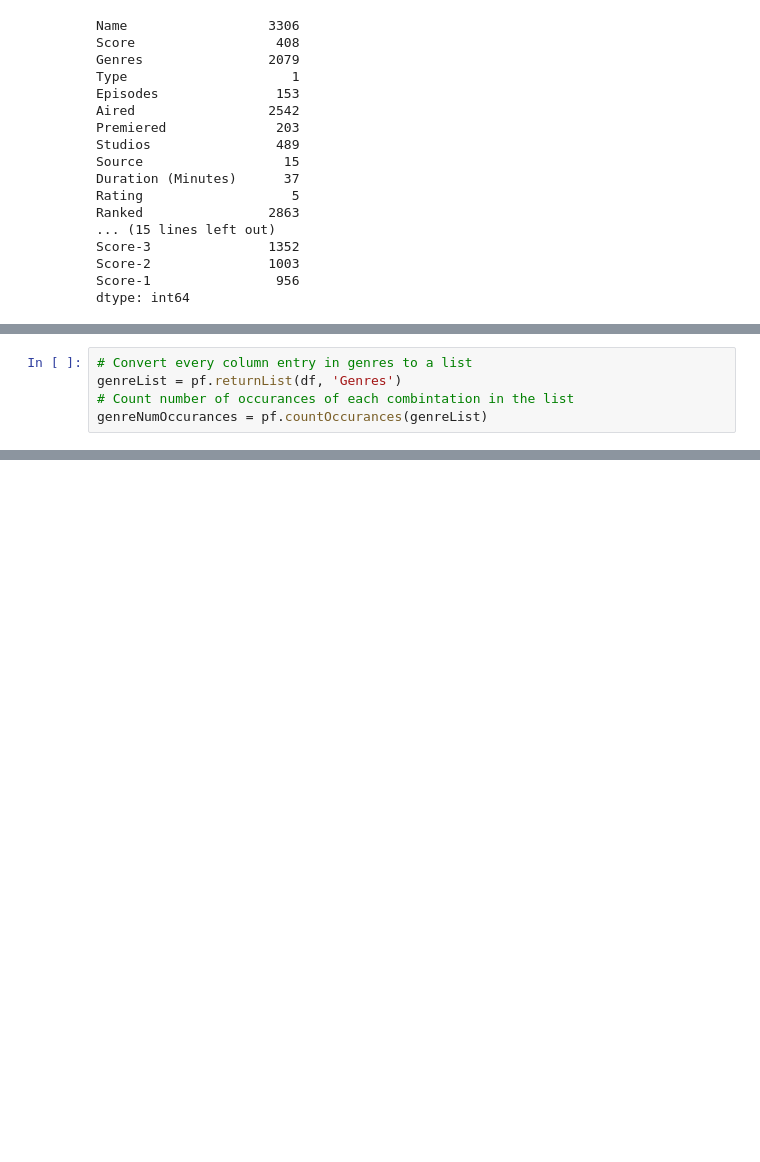
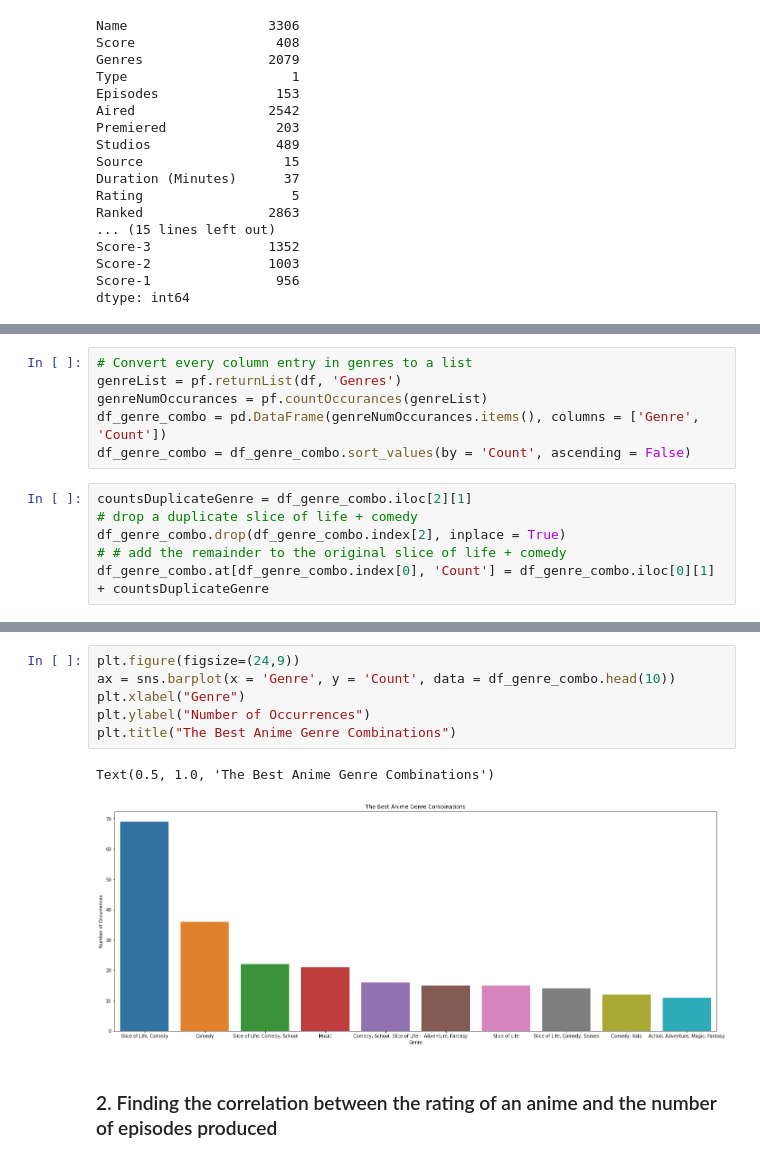
Before and after one commit to data301-2021-summer2/group03-project, a Jupyter notebook: analysis/Guy/milestone2.ipynb, the cells around one changed output, grey strips where cells are left out. Drawn from its saved outputs; the diff is of its cells as text; blank space fills up the shorter version.

Commit message:
Answer the question about the best anime genre combination

```diff
--- a/analysis/Guy/milestone2.ipynb
+++ b/analysis/Guy/milestone2.ipynb
@@ -187,5 +195,12 @@ df.groupby('Source',as_index = False).sum()
 # %%
 # Convert every column entry in genres to a list
 genreList = pf.returnList(df, 'Genres')
-# Count number of occurances of each combintation in the list
 genreNumOccurances = pf.countOccurances(genreList)
+df_genre_combo = pd.DataFrame(genreNumOccurances.items(), columns = ['Genre', 'Count'])
+df_genre_combo = df_genre_combo.sort_values(by = 'Count', ascending = False)
+# %%
+countsDuplicateGenre = df_genre_combo.iloc[2][1]
+# drop a duplicate slice of life + comedy
+df_genre_combo.drop(df_genre_combo.index[2], inplace = True)
+# # add the remainder to the original slice of life + comedy
+df_genre_combo.at[df_genre_combo.index[0], 'Count'] = df_genre_combo.iloc[0][1] + countsDuplicateGenre
@@ -191,0 +221,11 @@ genreNumOccurances = pf.countOccurances(genreList)
+# %%
+plt.figure(figsize=(24,9))
+ax = sns.barplot(x = 'Genre', y = 'Count', data = df_genre_combo.head(10))
+plt.xlabel("Genre")
+plt.ylabel("Number of Occurrences")
+plt.title("The Best Anime Genre Combinations")
+# %% [output]
+Text(0.5, 1.0, 'The Best Anime Genre Combinations')
+[figure, added]
+# %% [markdown]
+### 2. Finding the correlation between the rating of an anime and the number of episodes produced
```
Also changed, not shown: parts of 6 cells of this notebook, 2 other files.
